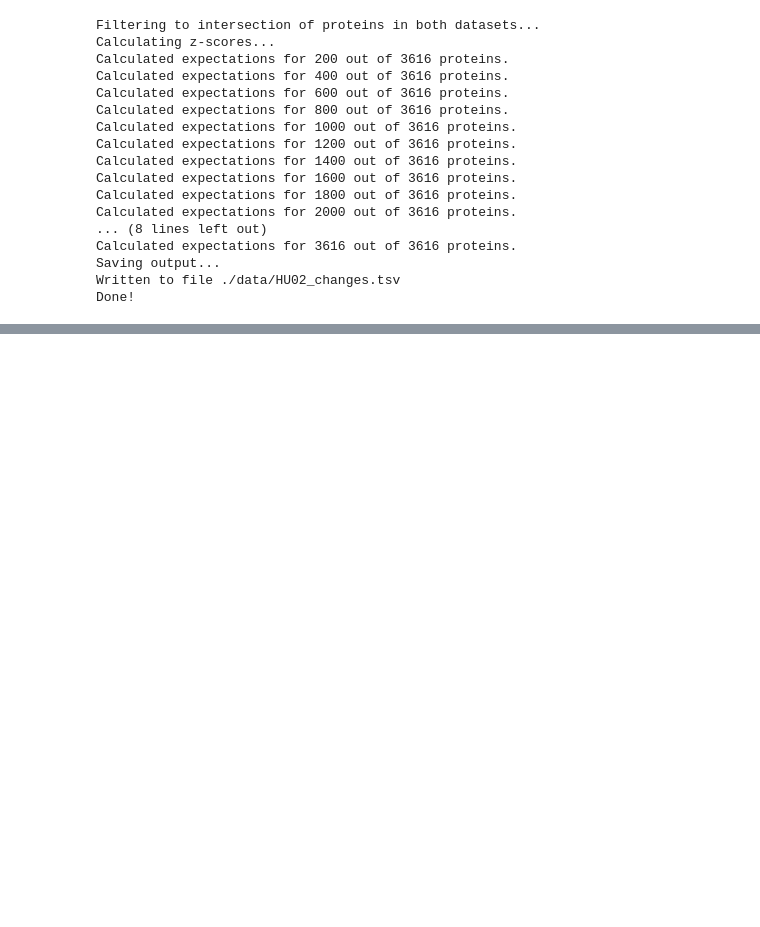
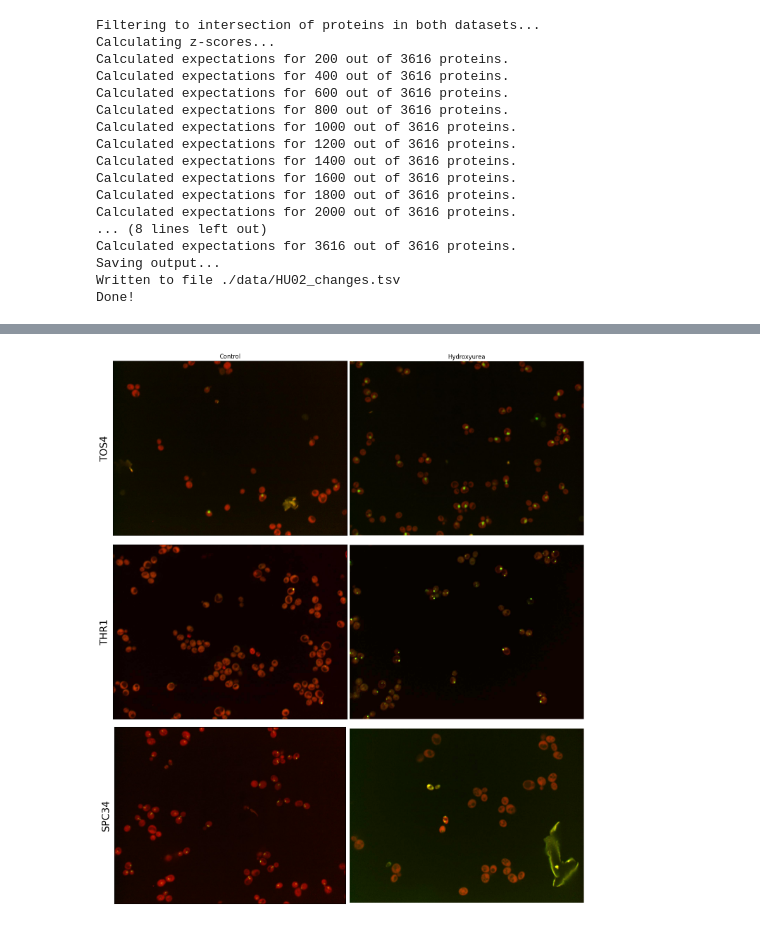
Before and after one commit to alexxijielu/change_detection_book_chapter, a Jupyter notebook: change_detection.ipynb, the cells around one changed output, grey strips where cells are left out. Cells and saved outputs as stored; diff of their text form; code cells hidden in the pictures; blank space fills up the shorter version.

```diff
--- a/change_detection.ipynb
+++ b/change_detection.ipynb
@@ -408,0 +497,60 @@ Done!
+# %%
+%matplotlib inline
+import numpy as np
+from PIL import Image
+import matplotlib.pyplot as plt
+from skimage.exposure import rescale_intensity
+
+# Open WT control images
+tos4_wt = np.array(Image.open('./data/cyclops/HU02_changes/tos4_ctrl.png'))
+thr1_wt = np.array(Image.open('./data/cyclops/HU02_changes/thr1_ctrl.png'))
+spc34_wt = np.array(Image.open('./data/cyclops/HU02_changes/spc34_ctrl.png'))
+
+# Open hydroxyurea images
+tos4_hu = np.array(Image.open('./data/cyclops/HU02_changes/tos4_hu02.png'))
+thr1_hu = np.array(Image.open('./data/cyclops/HU02_changes/thr1_hu02.png'))
+spc34_hu = np.array(Image.open('./data/cyclops/HU02_changes/spc34_hu02.png'))
+
+# Plot
+fig = plt.figure(figsize=(14, 16))
+ax1 = fig.add_subplot(3, 2, 1)
+ax1.imshow(tos4_wt)
+ax1.set_title("Control")
+ax1.set_ylabel('TOS4', fontsize=20)
+ax1.set_xticks([])
+ax1.axes.xaxis.set_ticklabels([])
+ax1.set_yticks([])
+ax1.axes.yaxis.set_ticklabels([])
+
+ax2 = fig.add_subplot(3, 2, 2)
+ax2.imshow(tos4_hu)
+ax2.set_title("Hydroxyurea")
+ax2.axis("off")
+
+ax3 = fig.add_subplot(3, 2, 3)
+ax3.imshow(thr1_wt)
+ax3.set_ylabel('THR1', fontsize=20)
+ax3.set_xticks([])
+ax3.axes.xaxis.set_ticklabels([])
+ax3.set_yticks([])
+ax3.axes.yaxis.set_ticklabels([])
+
+ax4 = fig.add_subplot(3, 2, 4)
+ax4.imshow(thr1_hu)
+ax4.axis("off")
+
+ax5 = fig.add_subplot(3, 2, 5)
+ax5.imshow(spc34_wt)
+ax5.set_ylabel('SPC34', fontsize=20)
+ax5.set_xticks([])
+ax5.axes.xaxis.set_ticklabels([])
+ax5.set_yticks([])
+ax5.axes.yaxis.set_ticklabels([])
+
+ax6 = fig.add_subplot(3, 2, 6)
+ax6.imshow(spc34_hu)
+ax6.axis("off")
+plt.tight_layout()
+plt.show()
+# %% [output]
+[figure, added]
```
Also changed, not shown: parts of 9 cells of this notebook, 1 other file.
